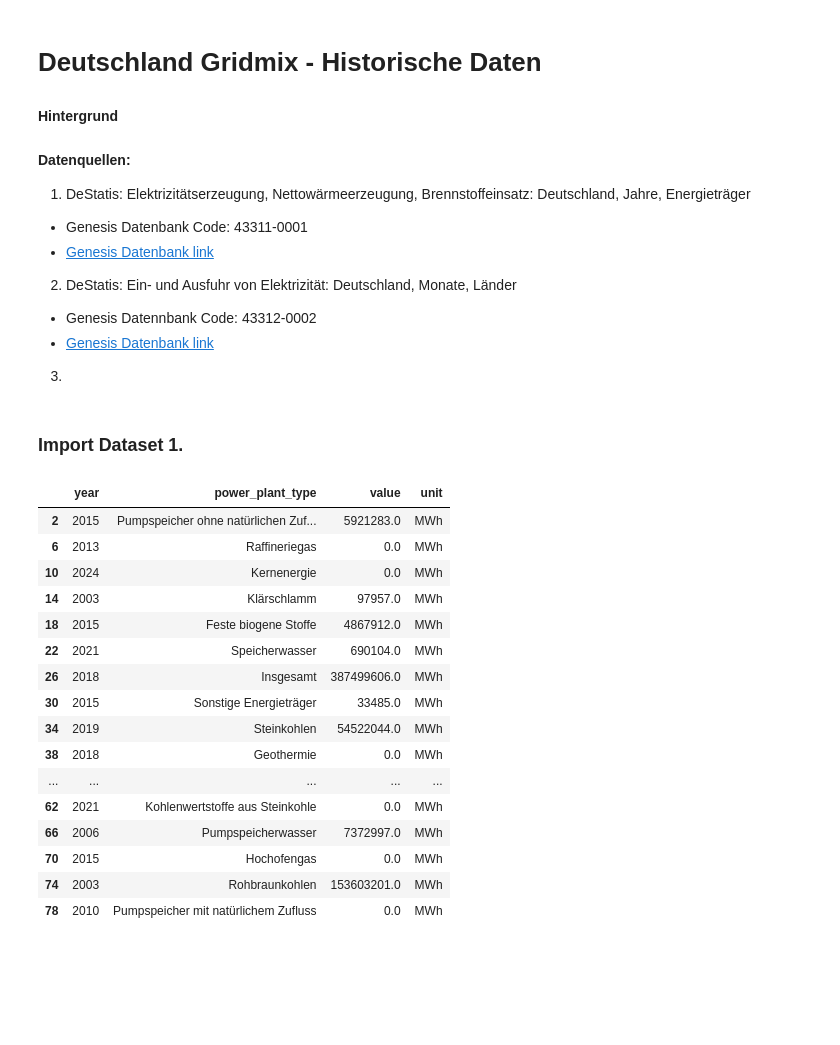
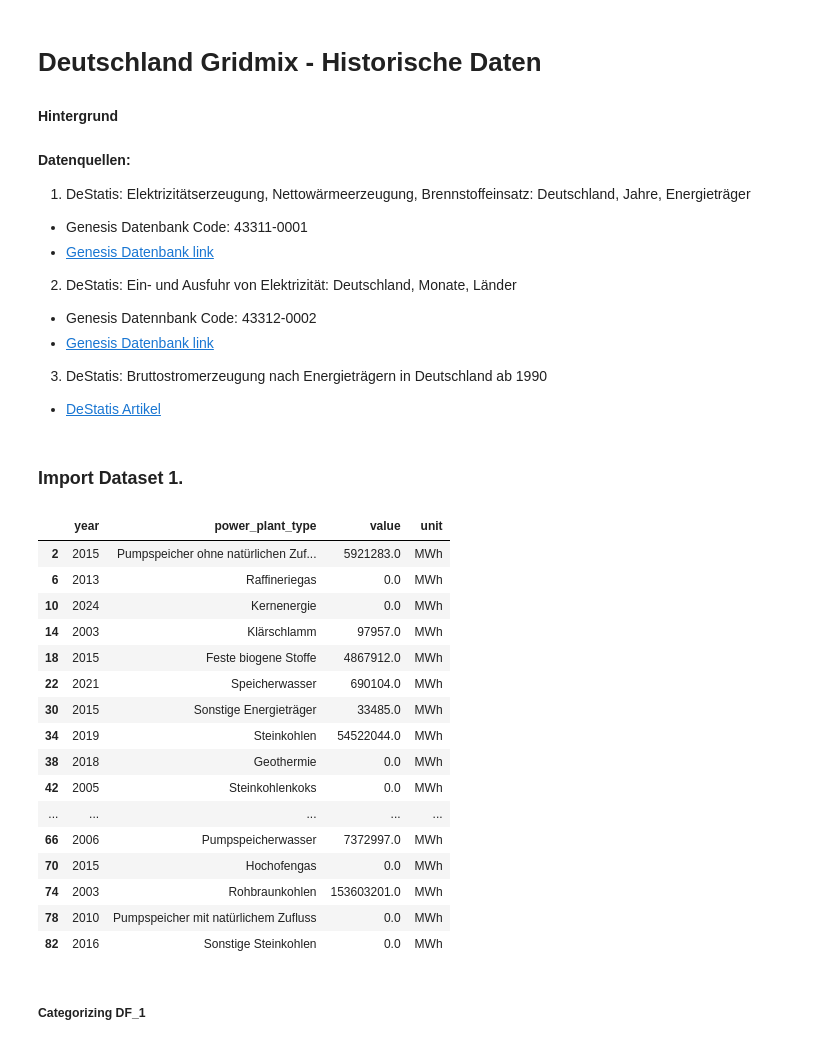
Before and after one commit to SultanGabriel/de_gridmix, a Jupyter notebook: gridmix_destatis.ipynb, the cells around one changed output. Saved outputs shown, nothing was run; the diff lists cells and outputs as text; code cells hidden in the pictures; blank space fills up the shorter version.

Commit message:
updated gridmix_destatis notebook

```diff
--- a/gridmix_destatis.ipynb
+++ b/gridmix_destatis.ipynb
@@ -16,7 +16,11 @@
 
  - Genesis Datennbank Code: 43312-0002
  - [Genesis Datenbank link](https://www-genesis.destatis.de/datenbank/online/url/1fcc092f)
-3.
+
+
+3. DeStatis: Bruttostromerzeugung nach Energieträgern in Deutschland ab 1990
+
+- [DeStatis Artikel](https://www.destatis.de/DE/Themen/Branchen-Unternehmen/Energie/Erzeugung/bar-chart-race.html)
 # %%
 import pandas as pd
 import matplotlib.pyplot as plt
@@ -43,7 +42,7 @@ os.makedirs(PLOT_PREDICTIONS_DIR, exist_ok=True)
 FILEPATH_DF_1 = os.path.join(INPUT_DIR, "43311-0001_de_flat.csv")
 
 # Import First Dataset
-DF_RAW_1 = pd.read_csv(FILEPATH_DF_1, sep=";", skiprows=0)
+DF_RAW_1 = pd.read_csv(FILEPATH_DF_1, sep=";", skiprows=0, encoding="utf-8")
 
 
 # Select only the rows related to Electricity Generation.
@@ -59,41 +58,47 @@ DF_1 = DF_1[
         "value",
         "value_unit",
     ]
-].copy()
+]
 
 DF_1 = DF_1.rename(
     columns={
         "time": "year",
         "2_variable_attribute_label": "power_plant_type",
         "value": "value",
         "value_unit": "unit",
     }
 )
 
 # Parse Integers
 DF_1["year"] = pd.to_numeric(DF_1["year"], errors="coerce")
 DF_1["value"] = pd.to_numeric(DF_1["value"], errors="coerce")
 
+# Strip power_plant_type string, removes spaces
+DF_1["power_plant_type"] = DF_1["power_plant_type"].str.strip()
+
 # Set NaN values to 0
 DF_1["value"] = DF_1["value"].fillna(0)
 
+# Remvoe the aggregated field "Insgesamt"
+DF_1 = DF_1[DF_1["power_plant_type"] != "Insgesamt"]
+
 
 DF_1.head(20)
 # %% [output]
 |  | year | power_plant_type | value | unit |
 | 2 | 2015 | Pumpspeicher ohne natürlichen Zuf... | 5921283.0 | MWh |
 | 6 | 2013 | Raffineriegas | 0.0 | MWh |
 | 10 | 2024 | Kernenergie | 0.0 | MWh |
 | 14 | 2003 | Klärschlamm | 97957.0 | MWh |
 | 18 | 2015 | Feste biogene Stoffe | 4867912.0 | MWh |
 | 22 | 2021 | Speicherwasser | 690104.0 | MWh |
-| 26 | 2018 | Insgesamt | 387499606.0 | MWh |
 | 30 | 2015 | Sonstige Energieträger | 33485.0 | MWh |
 | 34 | 2019 | Steinkohlen | 54522044.0 | MWh |
 | 38 | 2018 | Geothermie | 0.0 | MWh |
+| 42 | 2005 | Steinkohlenkoks | 0.0 | MWh |
 | ... | ... | ... | ... | ... |
-| 62 | 2021 | Kohlenwertstoffe aus Steinkohle | 0.0 | MWh |
 | 66 | 2006 | Pumpspeicherwasser | 7372997.0 | MWh |
 | 70 | 2015 | Hochofengas | 0.0 | MWh |
 | 74 | 2003 | Rohbraunkohlen | 153603201.0 | MWh |
 | 78 | 2010 | Pumpspeicher mit natürlichem Zufluss | 0.0 | MWh |
+| 82 | 2016 | Sonstige Steinkohlen | 0.0 | MWh |
@@ -101,0 +105,2 @@ DF_1.head(20)
+# %% [markdown]
+##### Categorizing DF_1
```
Also changed, not shown: parts of 18 cells of this notebook, 31 other files.
